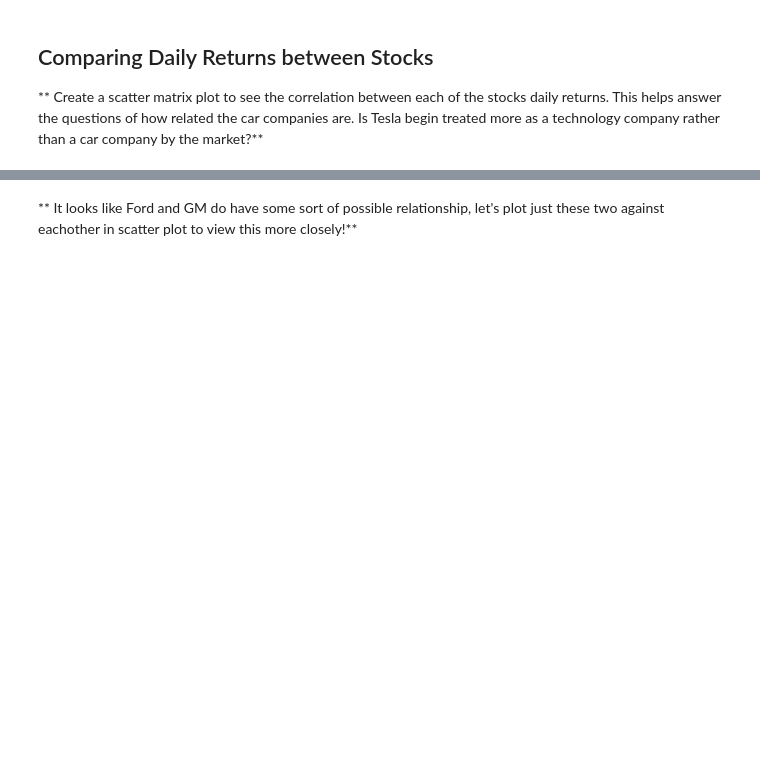
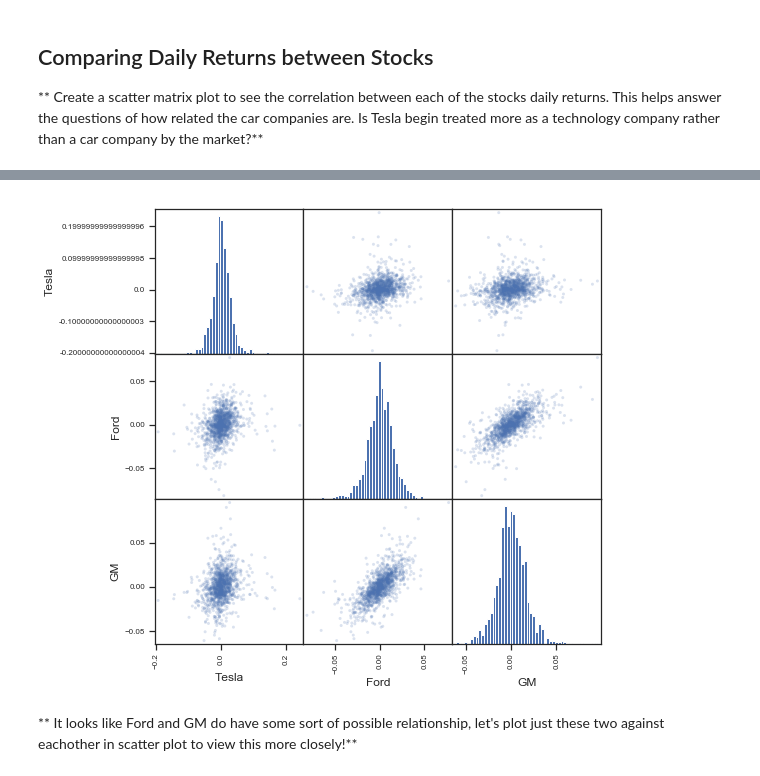
Before and after one commit to 0xkaitensushi/Basic-Stock-Market-Analysis-Project, a Jupyter notebook: Stock Market Analysis Project.ipynb, the cells around one changed output, grey strips where cells are left out. Cells and saved outputs as stored; diff of their text form; code cells hidden in the pictures; blank space fills up the shorter version.

```diff
--- a/Stock Market Analysis Project.ipynb
+++ b/Stock Market Analysis Project.ipynb
@@ -267,2 +226,7 @@ This defines r_t (return at time t) as equal to the price at time t divided by t
+# %%
+from pandas.plotting import scatter_matrix
+scatter_matrix(returns,figsize=(8,8),alpha=0.2,hist_kwds={'bins':50});
+# %% [output]
+[figure, added]
 # %% [markdown]
 ** It looks like Ford and GM do have some sort of possible relationship, let's plot just these two against eachother in scatter plot to view this more closely!**
```
Also changed, not shown: parts of 31 cells of this notebook.
